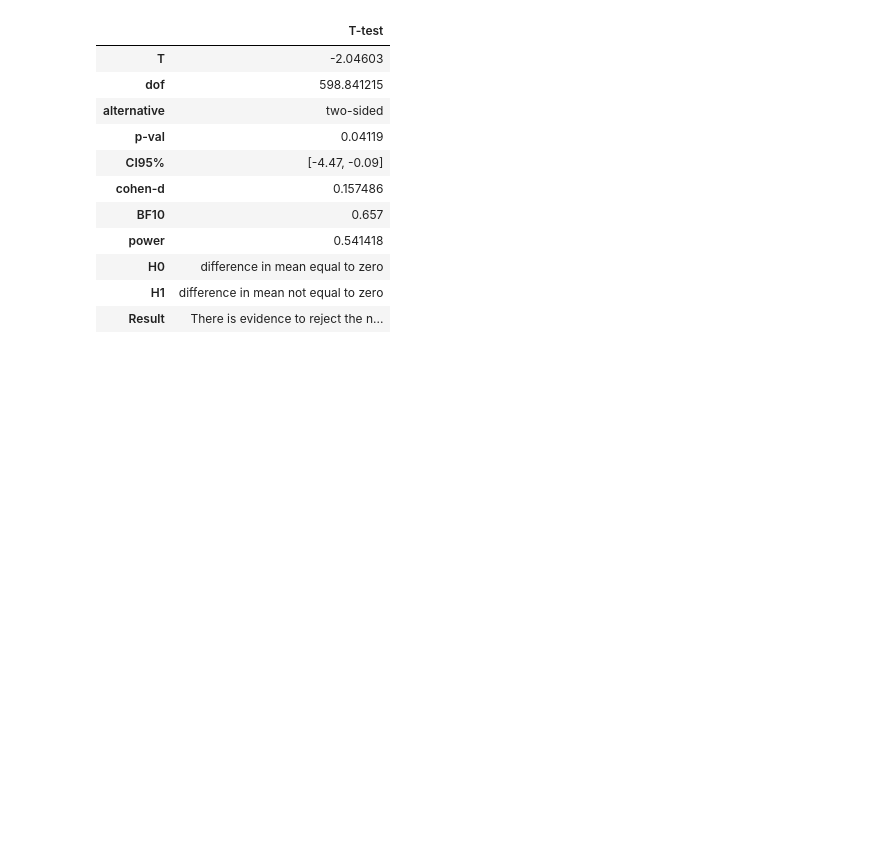
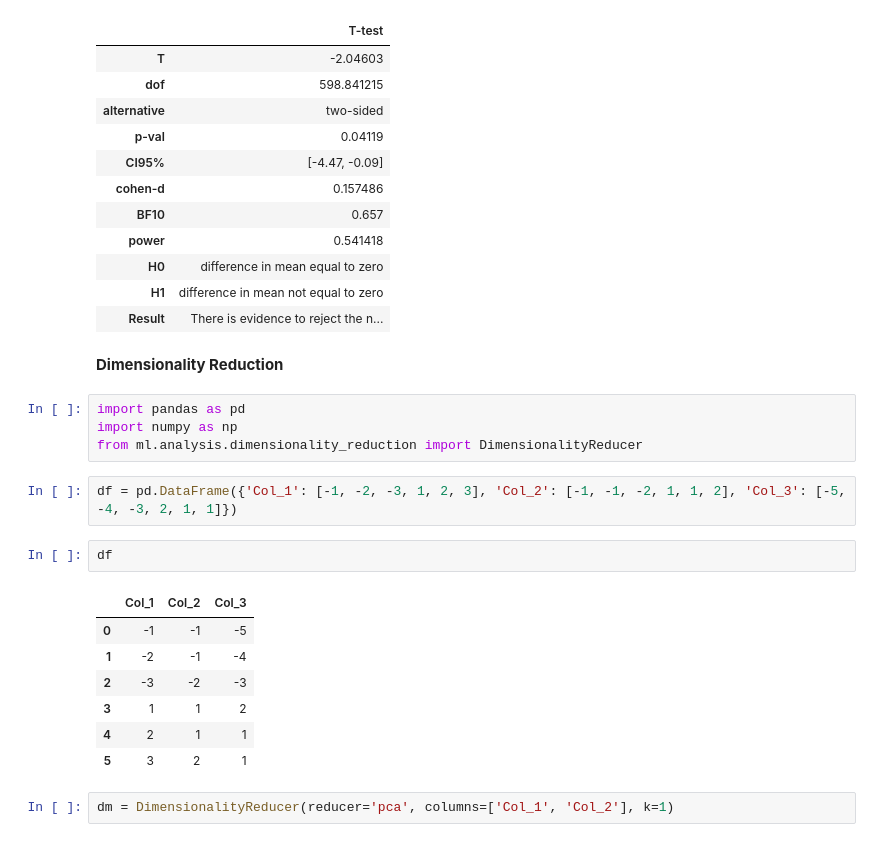
Before and after one commit to A3Data/hermione, a Jupyter notebook: hermione/module_templates/__IMPLEMENTED_BASE__/src/ml/notebooks/example_notebook.ipynb, the cells around one changed output. Drawn from its saved outputs; the diff is of its cells as text; blank space fills up the shorter version.

```diff
--- a/hermione/module_templates/__IMPLEMENTED_BASE__/src/ml/notebooks/example_notebook.ipynb
+++ b/hermione/module_templates/__IMPLEMENTED_BASE__/src/ml/notebooks/example_notebook.ipynb
@@ -286,3 +283,23 @@ HypothesisTester.t_test(survived_age, not_survived_age, show_graph=False)
 | H0 | difference in mean equal to zero |
 | H1 | difference in mean not equal to zero |
 | Result | There is evidence to reject the n... |
+# %% [markdown]
+**Dimensionality Reduction**
+# %%
+import pandas as pd
+import numpy as np
+from ml.analysis.dimensionality_reduction import DimensionalityReducer
+# %%
+df = pd.DataFrame({'Col_1': [-1, -2, -3, 1, 2, 3], 'Col_2': [-1, -1, -2, 1, 1, 2], 'Col_3': [-5, -4, -3, 2, 1, 1]})
+# %%
+df
+# %% [output]
+|  | Col_1 | Col_2 | Col_3 |
+| 0 | -1 | -1 | -5 |
+| 1 | -2 | -1 | -4 |
+| 2 | -3 | -2 | -3 |
+| 3 | 1 | 1 | 2 |
+| 4 | 2 | 1 | 1 |
+| 5 | 3 | 2 | 1 |
+# %%
+dm = DimensionalityReducer(reducer='pca', columns=['Col_1', 'Col_2'], k=1)
```
Also changed, not shown: parts of 3 cells of this notebook, 1 other file.
